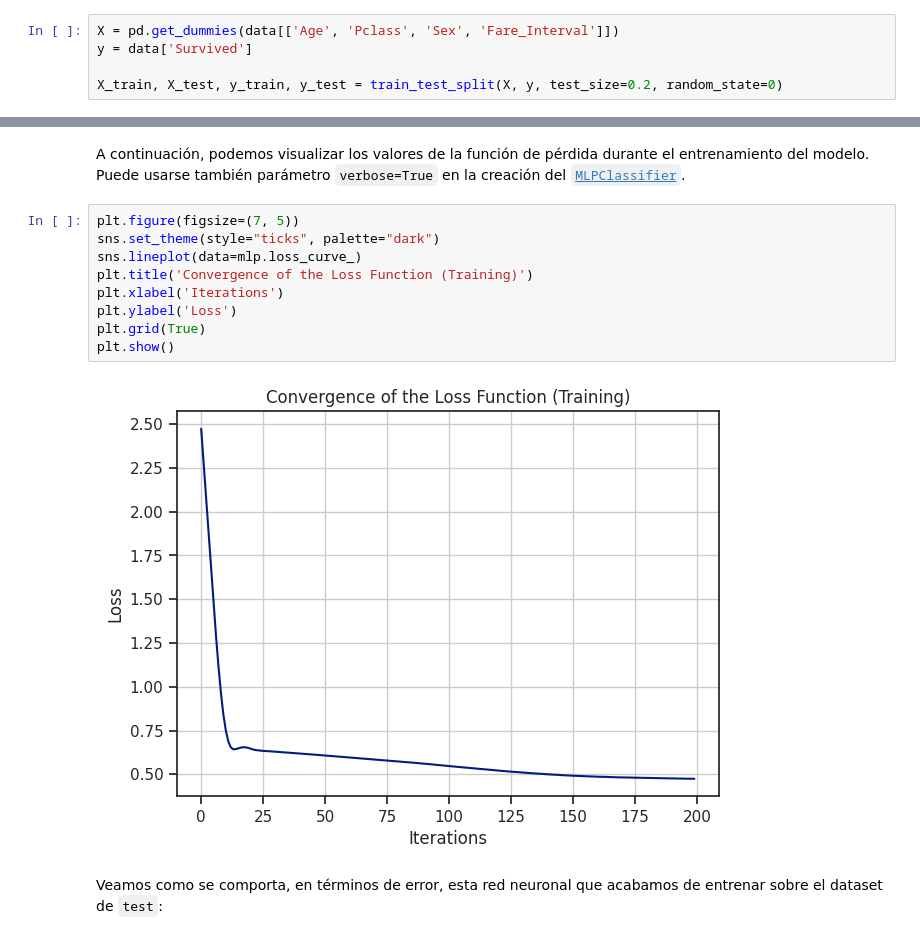
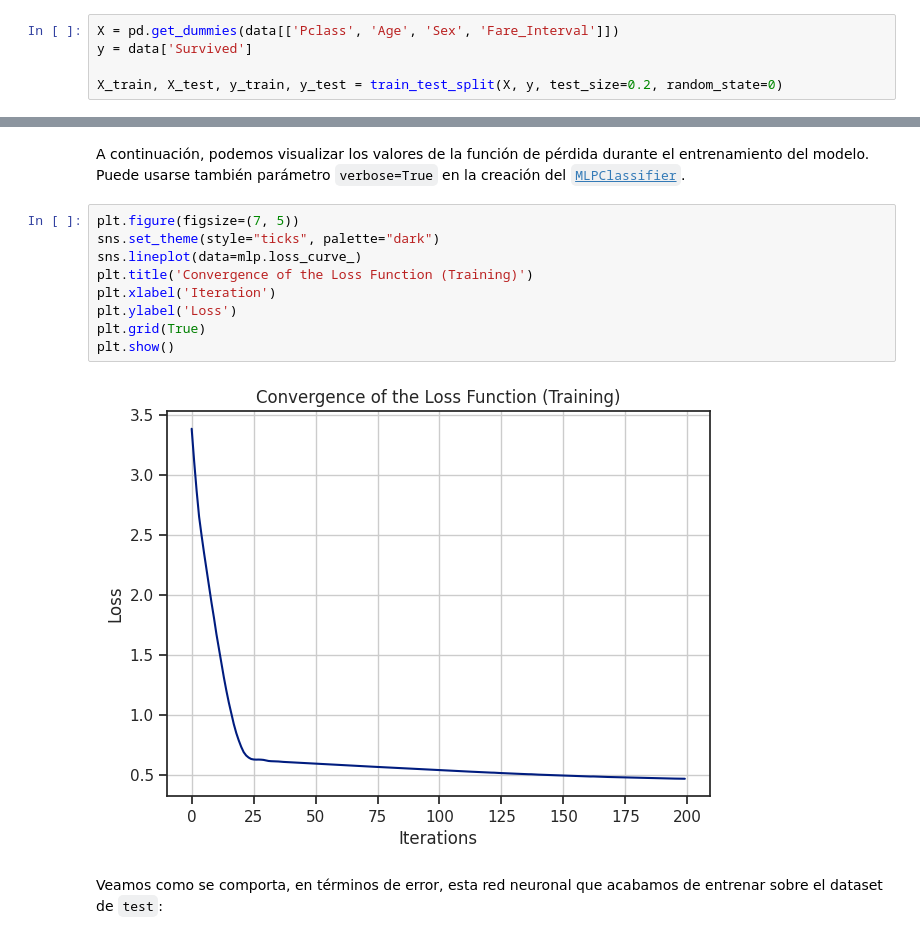
Before and after one commit to jgromero/dasoc-ap, a Jupyter notebook: titanic/titanic.ipynb, the cells around one changed output, grey strips where cells are left out. Saved outputs shown, nothing was run; the diff lists cells and outputs as text.

```diff
--- a/titanic/titanic.ipynb
+++ b/titanic/titanic.ipynb
@@ -79,7 +79,7 @@ data
 # %% [markdown]
 Binarizar variables categóricas con [`get_dummies()`](https://pandas.pydata.org/docs/reference/api/pandas.get_dummies.html) y crear particiones de entrenamiento y test con [`train_test_split()`](https://scikit-learn.org/stable/modules/generated/sklearn.model_selection.train_test_split.html). (Las variable numéricas `Pclass` y `Age` no se binarizan.)
 # %%
-X = pd.get_dummies(data[['Age', 'Pclass', 'Sex', 'Fare_Interval']])
+X = pd.get_dummies(data[['Pclass', 'Age', 'Sex', 'Fare_Interval']])
 y = data['Survived']
 
 X_train, X_test, y_train, y_test = train_test_split(X, y, test_size=0.2, random_state=0)
@@ -120,14 +120,14 @@ A continuación, podemos visualizar los valores de la función de pérdida duran
 # %%
 plt.figure(figsize=(7, 5))
 sns.set_theme(style="ticks", palette="dark")
 sns.lineplot(data=mlp.loss_curve_)
 plt.title('Convergence of the Loss Function (Training)')
-plt.xlabel('Iterations')
+plt.xlabel('Iteration')
 plt.ylabel('Loss')
 plt.grid(True)
 plt.show()
 # %% [output]
-[figure, old version]
+[figure, new version]
 # %% [markdown]
 Veamos como se comporta, en términos de error, esta red neuronal que acabamos de entrenar sobre el dataset de `test`:
 # %%
```
Also changed, not shown: parts of 14 cells of this notebook.
